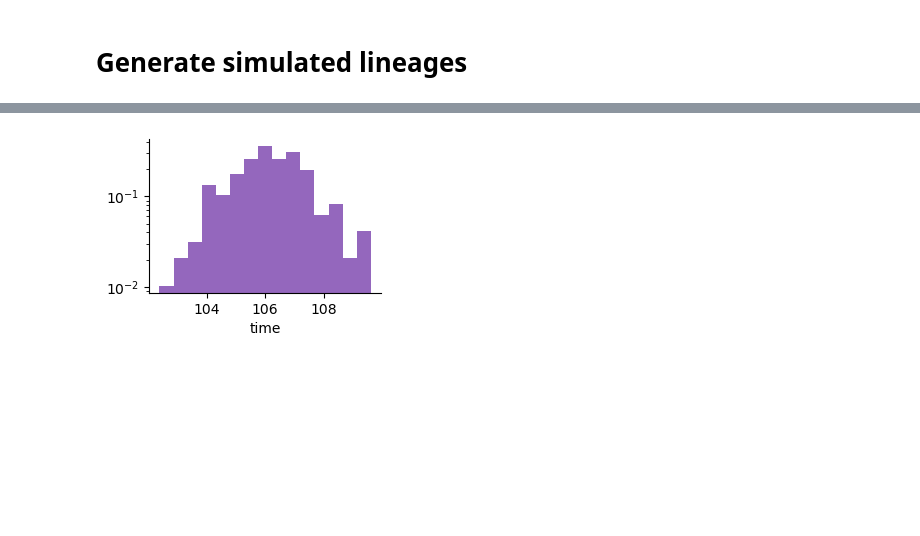
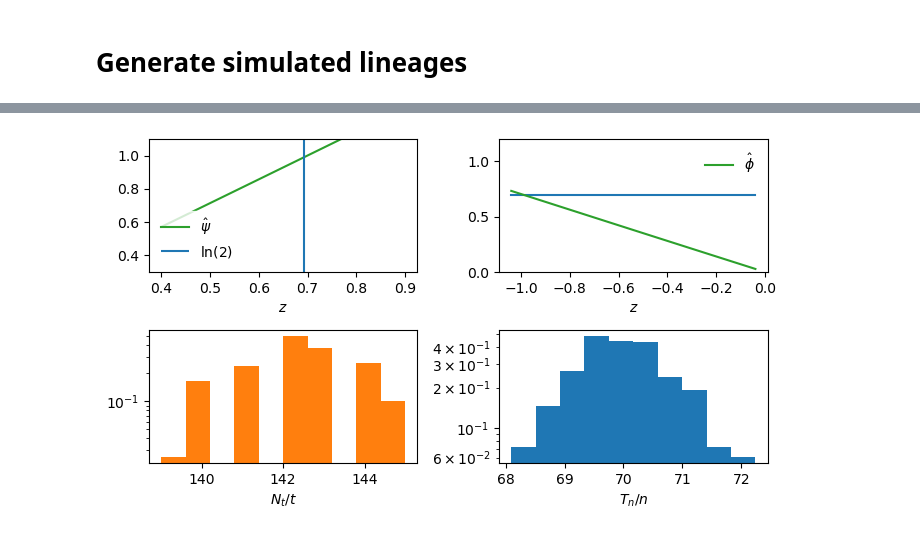
Before and after one commit to elevien/LDPrediction, a Jupyter notebook: src/PAPER_intro.ipynb, the cells around one changed output, grey strips where cells are left out. Drawn from its saved outputs; the diff is of its cells as text; code cells hidden in the pictures; blank space fills up the shorter version.

```diff
--- a/src/PAPER_intro.ipynb
+++ b/src/PAPER_intro.ipynb
@@ -188,12 +212,57 @@ fig
-# %%
-fig,ax = subplots(figsize=(3,2))
-
-ax.hist([df.t[150] for df in dfs],15,color="C4",density=true)
-ax.set_xlabel("time")
-ax.semilogy()
-ax.spines["right"].set_visible(false)
-ax.spines["top"].set_visible(false)
-savefig(FIG_PATH*"/intro_hist21.pdf",bbox_inches="tight")
-fig
-# %% [output]
-[figure, removed]
+# %%
+fig,axs= subplots(figsize=(7,4),nrows = 2,ncols=2)
+
+# ----------------------------------------------------------------------
+# FTE
+ax = axs[1,0]
+t = 100
+# division counts
+N = [length(df[df.t .< t,:].t) for df in dfs]
+ax.hist(N,10,color="C1",density=true)
+ax.semilogy()
+ax.set_xlabel(L"$N_t/t$")
+
+ax = axs[0,0]
+psi = z -> log(mean(exp.(N[1:2] .* z)))/t
+psi_hat = z -> log(mean(exp.(N .* z)))/t
+z_range = collect(0.4:0.1:1.3*log(2))
+#ax.plot(z_range,psi.(z_range),"C1")
+ax.plot(z_range,psi_hat.(z_range),"C2-",label=L"$\hat{\psi}$")
+#ax.set_ylabel(L"$\psi$")
+ax.set_xlabel(L"$z$")
+#ax.plot(z_range,-z_range,"k--")
+ax.vlines(log(2),-8,8,label=L"$\ln(2)$")
+ax.set_ylim([0.3,1.1])
+tight_layout()
+ax.legend(loc=3,facecolor="white",framealpha=0.8,fancybox=false,edgecolor="w")
+
+
+# ----------------------------------------------------------------------
+# FDE
+ax = axs[1,1]
+n = 100
+# division counts
+T = [df.t[n] for df in dfs]
+ax.hist(T,10,color="C0",density=true)
+ax.semilogy()
+ax.set_xlabel(L"$T_n/n$")
+
+
+ax = axs[0,1]
+phi = z -> log(mean(exp.(-T[1:2] .* z)))/t
+phi_hat = z -> log(mean(exp.(-T .* z)))/t
+z_range = collect(-1.5*log(2):0.1:0)
+ax.plot(z_range,ones(length(z_range)) .* log(2))
+#ax.plot(z_range,phi.(z_range),"C1")
+ax.plot(z_range,phi_hat.(z_range),"C2-",label=L"$\hat{\phi}$")
+#ax.set_ylabel(L"$\phi$")
+ax.set_xlabel(L"$z$")
+ax.set_ylim([0,1.2])
+
+tight_layout()
+ax.legend(frameon=false)
+
+savefig(FIG_PATH*"/intro_hist2.pdf",bbox_inches="tight")
+fig
+# %% [output]
+[figure, added]
```
Also changed, not shown: parts of 10 cells of this notebook, 5 other files.
